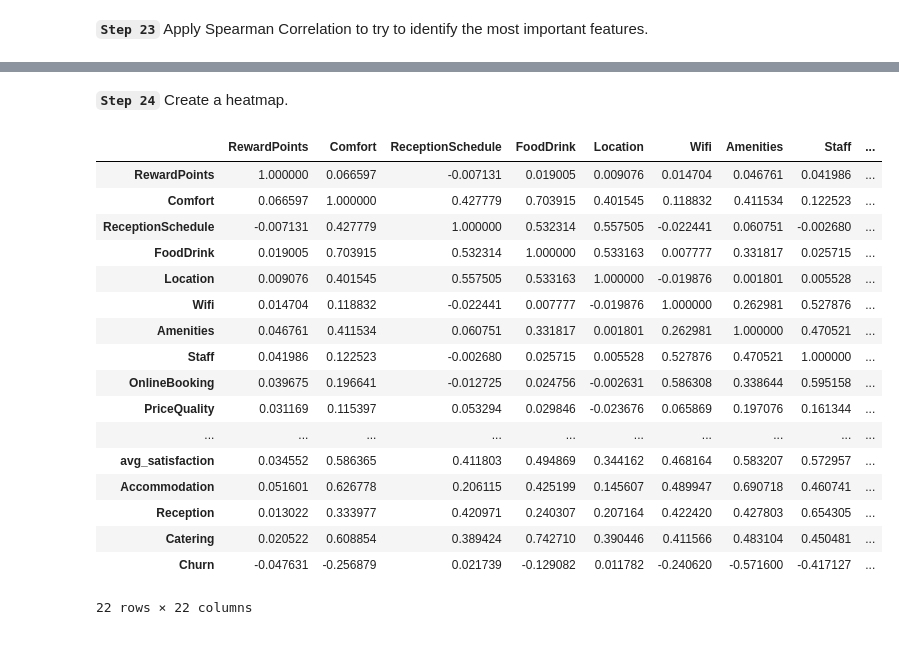
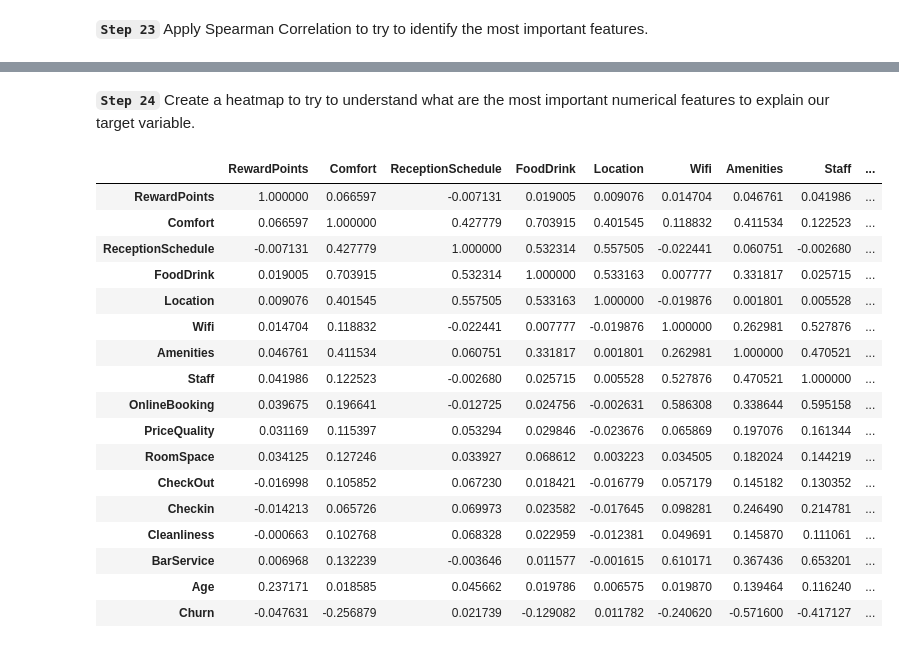
Before and after one commit to Ricardodpalmeida/DSML, a Jupyter notebook: 02. Surpervised/Predict_Churn.ipynb, the cells around one changed output, grey strips where cells are left out. Drawn from its saved outputs; the diff is of its cells as text; code cells hidden in the pictures.

```diff
--- a/02. Surpervised/Predict_Churn.ipynb
+++ b/02. Surpervised/Predict_Churn.ipynb
@@ -803,3 +759,3 @@ Name: avg_satisfaction, dtype: float64
 # %%
-X['Accommodation'] = (X['Comfort'] + X['Amenities'] + X['RoomSpace'] + X['Cleanliness'] + X['Wifi'])/5
-X['Accommodation'].describe()
+#X['Accommodation'] = (X['Comfort'] + X['Amenities'] + X['RoomSpace'] + X['Cleanliness'] + X['Wifi'])/5
+#X['Accommodation'].describe()
@@ -829,3 +765,3 @@ Name: Accommodation, dtype: float64
 # %%
-X['Reception'] = (X['ReceptionSchedule'] + X['Staff'] + X['OnlineBooking'] + X['CheckOut'] + X['Checkin'])/5
-X['Reception'].describe()
+#X['Reception'] = (X['ReceptionSchedule'] + X['Staff'] + X['OnlineBooking'] + X['CheckOut'] + X['Checkin'])/5
+#X['Reception'].describe()
@@ -855,3 +771,3 @@ Name: Reception, dtype: float64
 # %%
-X['Catering'] = (X['FoodDrink'] + X['BarService'])/2
-X['Catering'].describe()
+#X['Catering'] = (X['FoodDrink'] + X['BarService'])/2
+#X['Catering'].describe()
@@ -915,11 +811,10 @@ X['Checkin'] = X['Checkin'].astype('int')
 X['Cleanliness'] = X['Cleanliness'].astype('int')
 X['BarService'] = X['BarService'].astype('int')
 # %%
-X['log_RewardPoints'] = X['log_RewardPoints'].astype('float32')
-X['avg_satisfaction'] = X['avg_satisfaction'].astype('float32')
-X['Accommodation'] = X['Accommodation'].astype('float32')
-X['Reception'] = X['Reception'].astype('float32')
-X['Catering'] = X['Catering'].astype('float32')
+#X['avg_satisfaction'] = X['avg_satisfaction'].astype('float32')
+#X['Accommodation'] = X['Accommodation'].astype('float32')
+#X['Reception'] = X['Reception'].astype('float32')
+#X['Catering'] = X['Catering'].astype('float32')
 # %%
 X.info()
 # %% [output]
@@ -1105,31 +997,31 @@ all_train_num.head()
 # %% [markdown]
-__`Step 24`__ Create a heatmap.
+__`Step 24`__ Create a heatmap to try to understand what are the most important numerical features to explain our target variable.
 # %%
 def cor_heatmap(cor):
-    plt.figure(figsize=(12,10))
-    sns.heatmap(data = cor, annot = True, cmap = plt.cm.Reds, fmt='.1')
+    plt.figure(figsize=(14,10))
+    sns.heatmap(data = cor, annot = True, cmap = plt.cm.Reds, fmt='.2')
     plt.show()
 cor_spearman = all_train_num.corr(method ='spearman')
 cor_spearman
 # %% [output]
 |  | RewardPoints | Comfort | ReceptionSchedule | FoodDrink | Location | Wifi | Amenities | Staff | ... |
 | RewardPoints | 1.000000 | 0.066597 | -0.007131 | 0.019005 | 0.009076 | 0.014704 | 0.046761 | 0.041986 | ... |
 | Comfort | 0.066597 | 1.000000 | 0.427779 | 0.703915 | 0.401545 | 0.118832 | 0.411534 | 0.122523 | ... |
 | ReceptionSchedule | -0.007131 | 0.427779 | 1.000000 | 0.532314 | 0.557505 | -0.022441 | 0.060751 | -0.002680 | ... |
 | FoodDrink | 0.019005 | 0.703915 | 0.532314 | 1.000000 | 0.533163 | 0.007777 | 0.331817 | 0.025715 | ... |
 | Location | 0.009076 | 0.401545 | 0.557505 | 0.533163 | 1.000000 | -0.019876 | 0.001801 | 0.005528 | ... |
 | Wifi | 0.014704 | 0.118832 | -0.022441 | 0.007777 | -0.019876 | 1.000000 | 0.262981 | 0.527876 | ... |
 | Amenities | 0.046761 | 0.411534 | 0.060751 | 0.331817 | 0.001801 | 0.262981 | 1.000000 | 0.470521 | ... |
 | Staff | 0.041986 | 0.122523 | -0.002680 | 0.025715 | 0.005528 | 0.527876 | 0.470521 | 1.000000 | ... |
 | OnlineBooking | 0.039675 | 0.196641 | -0.012725 | 0.024756 | -0.002631 | 0.586308 | 0.338644 | 0.595158 | ... |
 | PriceQuality | 0.031169 | 0.115397 | 0.053294 | 0.029846 | -0.023676 | 0.065869 | 0.197076 | 0.161344 | ... |
-| ... | ... | ... | ... | ... | ... | ... | ... | ... | ... |
-| avg_satisfaction | 0.034552 | 0.586365 | 0.411803 | 0.494869 | 0.344162 | 0.468164 | 0.583207 | 0.572957 | ... |
-| Accommodation | 0.051601 | 0.626778 | 0.206115 | 0.425199 | 0.145607 | 0.489947 | 0.690718 | 0.460741 | ... |
-| Reception | 0.013022 | 0.333977 | 0.420971 | 0.240307 | 0.207164 | 0.422420 | 0.427803 | 0.654305 | ... |
-| Catering | 0.020522 | 0.608854 | 0.389424 | 0.742710 | 0.390446 | 0.411566 | 0.483104 | 0.450481 | ... |
+| RoomSpace | 0.034125 | 0.127246 | 0.033927 | 0.068612 | 0.003223 | 0.034505 | 0.182024 | 0.144219 | ... |
+| CheckOut | -0.016998 | 0.105852 | 0.067230 | 0.018421 | -0.016779 | 0.057179 | 0.145182 | 0.130352 | ... |
+| Checkin | -0.014213 | 0.065726 | 0.069973 | 0.023582 | -0.017645 | 0.098281 | 0.246490 | 0.214781 | ... |
+| Cleanliness | -0.000663 | 0.102768 | 0.068328 | 0.022959 | -0.012381 | 0.049691 | 0.145870 | 0.111061 | ... |
+| BarService | 0.006968 | 0.132239 | -0.003646 | 0.011577 | -0.001615 | 0.610171 | 0.367436 | 0.653201 | ... |
+| Age | 0.237171 | 0.018585 | 0.045662 | 0.019786 | 0.006575 | 0.019870 | 0.139464 | 0.116240 | ... |
 | Churn | -0.047631 | -0.256879 | 0.021739 | -0.129082 | 0.011782 | -0.240620 | -0.571600 | -0.417127 | ... |
-22 rows × 22 columns
 # %%
 cor_heatmap(cor_spearman)
 # %% [output]
```
Also changed, not shown: parts of 65 cells of this notebook.
